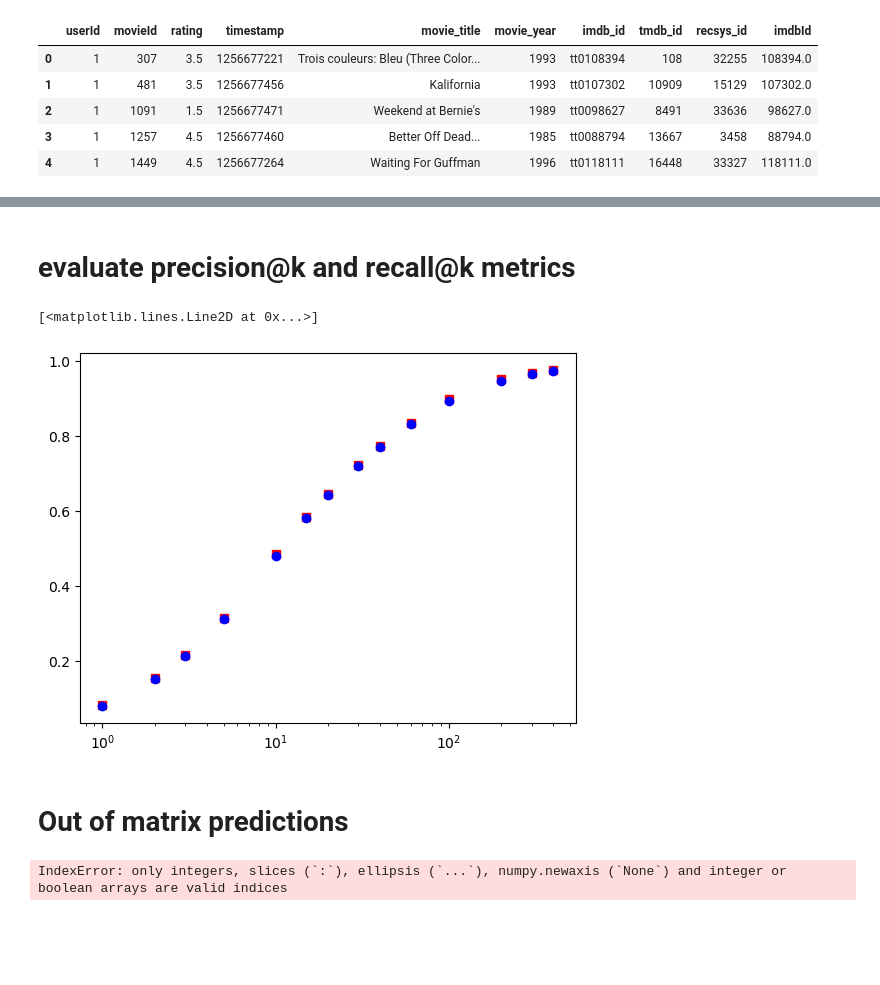
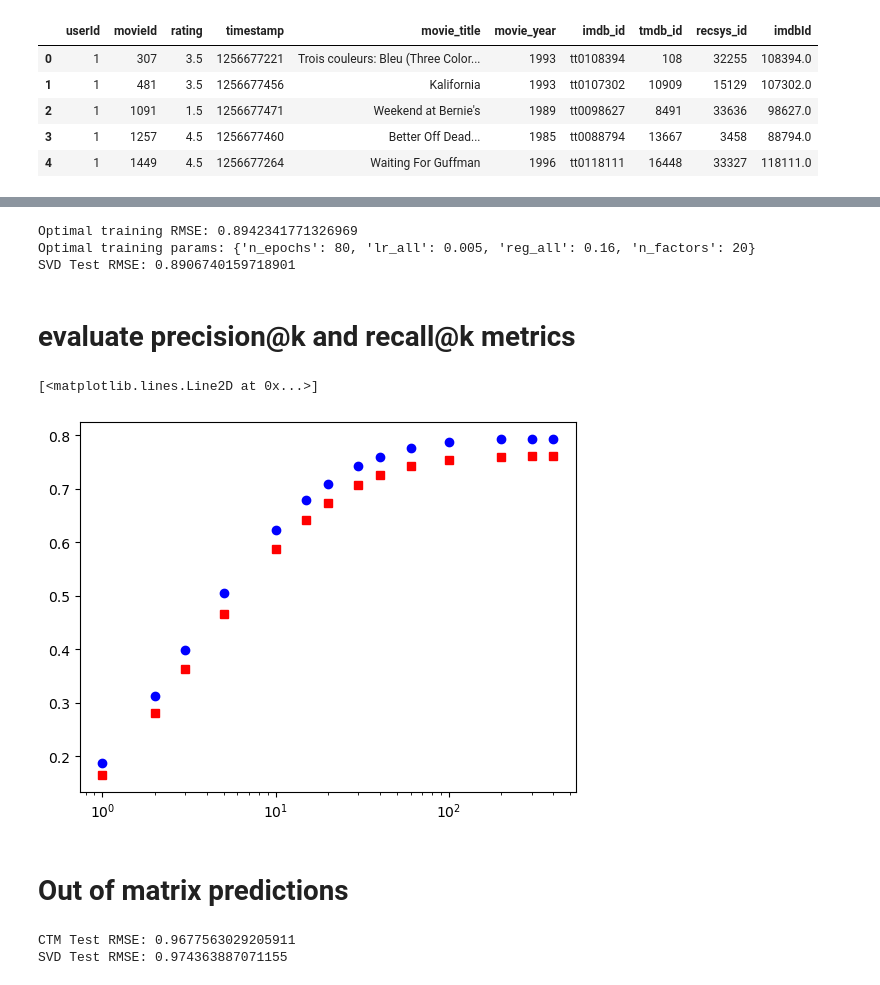
Before and after one commit to nfasano/movie_recsys, a Jupyter notebook: recsys_collab_based/model_prototype.ipynb, the cells around one changed output, grey strips where cells are left out. Drawn from its saved outputs; the diff is of its cells as text; code cells hidden in the pictures; blank space fills up the shorter version.

```diff
--- a/recsys_collab_based/model_prototype.ipynb
+++ b/recsys_collab_based/model_prototype.ipynb
@@ -135 +137,3 @@ df_final.head()
+# %%
+df_final = pd.read_csv('df_final.csv', index_col=0)
 # %%
@@ -267,2 +200,30 @@ TypeError: __init__() takes at least 2 positional arguments (1 given)
+# %%
+n_epochs = [1, 2, 5, 10, 20, 40, 60, 80, 100]
+reg_all = [0, 0.02, 0.04, 0.08, 0.16, 0.32]
+lr_all = [0.005]
+n_factors=[20]
+cv = 5
+param_grid = {"n_epochs": n_epochs, "lr_all": lr_all, "reg_all": reg_all, "n_factors": n_factors}
+gs = GridSearchCV(SVD, param_grid, measures=["rmse"], cv=cv, n_jobs=-1)
+
+gs.fit(data)
+
+# best RMSE score
+print(f'Optimal training RMSE: {gs.best_score["rmse"]}')
+
+# combination of parameters that gave the best RMSE score
+print(f'Optimal training params: {gs.best_params["rmse"]}')
+
+# We can now use the algorithm that yields the best rmse:
+algoSVD = gs.best_estimator["rmse"]
+algoSVD.fit(data.build_full_trainset())
+
+df_results_SVD = pd.DataFrame.from_dict(gs.cv_results).sort_values(by='rank_test_rmse', axis=0)
+
+print(f'SVD Test RMSE: {rmse(algoSVD.test(testset), verbose=False)}')
+# %% [output]
+Optimal training RMSE: 0.8942341771326969
+Optimal training params: {'n_epochs': 80, 'lr_all': 0.005, 'reg_all': 0.16, 'n_factors': 20}
+SVD Test RMSE: 0.8906740159718901
 # %% [markdown]
 # evaluate precision@k and recall@k metrics
@@ -316,22 +230,24 @@ predictions_SVD = algoSVD.test(testset)
 # %%
+predictions_CTM = algoCTM.test(testset)
+predictions_SVD = algoSVD.test(testset)
 num_k = [1, 2, 3, 5, 10, 15, 20, 30, 40, 60, 100, 200, 300, 400]
 recall_CTM = np.zeros((len(num_k),))
 recall_SVD = np.zeros((len(num_k),))
 for j, kk in enumerate(num_k):
-    _, recalls = precision_recall_at_k(predictions_CTM, k=kk, threshold=2.5)
+    _, recalls = precision_recall_at_k(predictions_CTM, k=kk, threshold=3.25)
     recall_CTM[j] = sum(rec for rec in recalls.values()) / len(recalls)
 
-    _, recalls = precision_recall_at_k(predictions_SVD, k=kk, threshold=2.5)
+    _, recalls = precision_recall_at_k(predictions_SVD, k=kk, threshold=3.25)
     recall_SVD[j] = sum(rec for rec in recalls.values()) / len(recalls)
 
 
 fig, ax = plt.subplots(1, 1)
 
 plt.semilogx(num_k, recall_SVD, 'rs')
 plt.semilogx(num_k, recall_CTM, 'bo')
 # %% [output]
 [<matplotlib.lines.Line2D at 0x...>]
-[figure, old version]
+[figure, new version]
 # %% [markdown]
 # Out of matrix predictions
 # %%
@@ -367,7 +282,13 @@ _, testset = train_test_split(data_test, test_size=1.0)
 # %%
-algoCTM = CTM(theta=theta, n_epochs=40, reg_all=0.08)
+algoCTM = CTM(n_epochs=80, reg_all=0.08, reg_theta=0.2)
 algoCTM.fit(trainset)
+ # return rating based on LDA topics and user vectors
+print(f'CTM Test RMSE: {rmse(algoCTM.test(testset), verbose=False)}')
+
+algoSVD = SVD(n_epochs=80, reg_all=0.08, n_factors=20)
+algoSVD.fit(trainset)
  # return global mean of training set plus user-specific bias
-print(f'CTM Test RMSE: {rmse(algoCTM.test(testset), verbose=False)}')
+print(f'SVD Test RMSE: {rmse(algoSVD.test(testset), verbose=False)}')
 # %% [output]
-IndexError: only integers, slices (`:`), ellipsis (`...`), numpy.newaxis (`None`) and integer or boolean arrays are valid indices
+CTM Test RMSE: 0.9677563029205911
+SVD Test RMSE: 0.974363887071155
```
Also changed, not shown: parts of 16 cells of this notebook, 2 other files.
